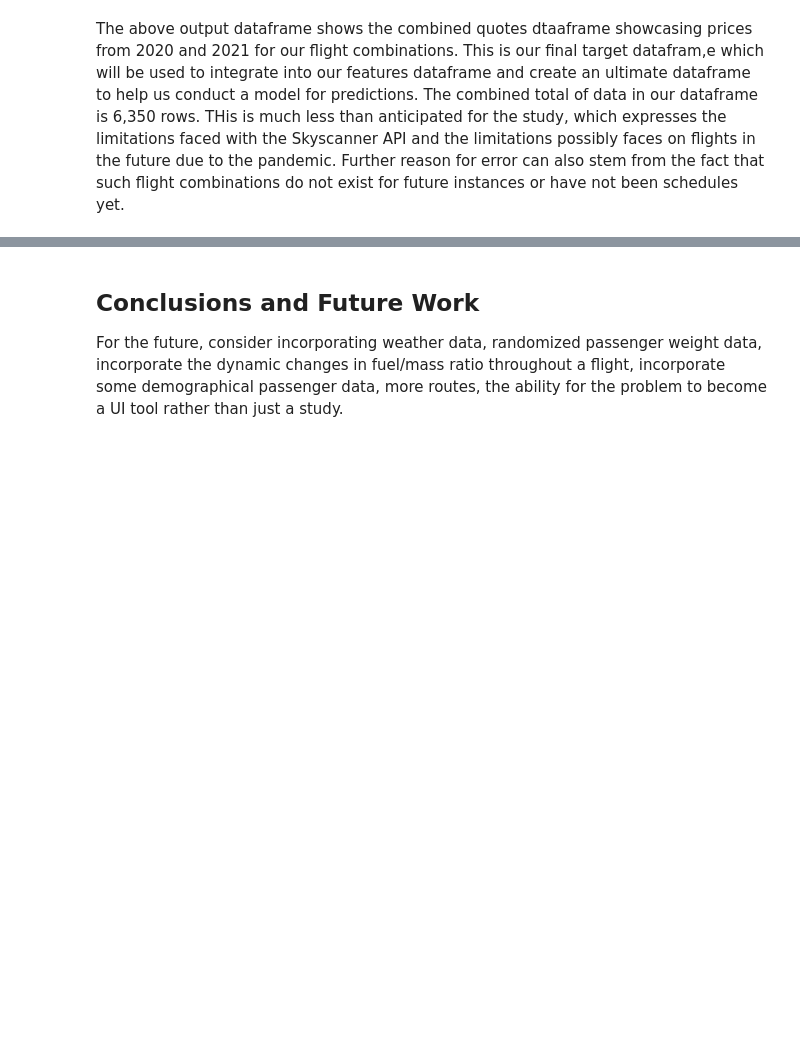
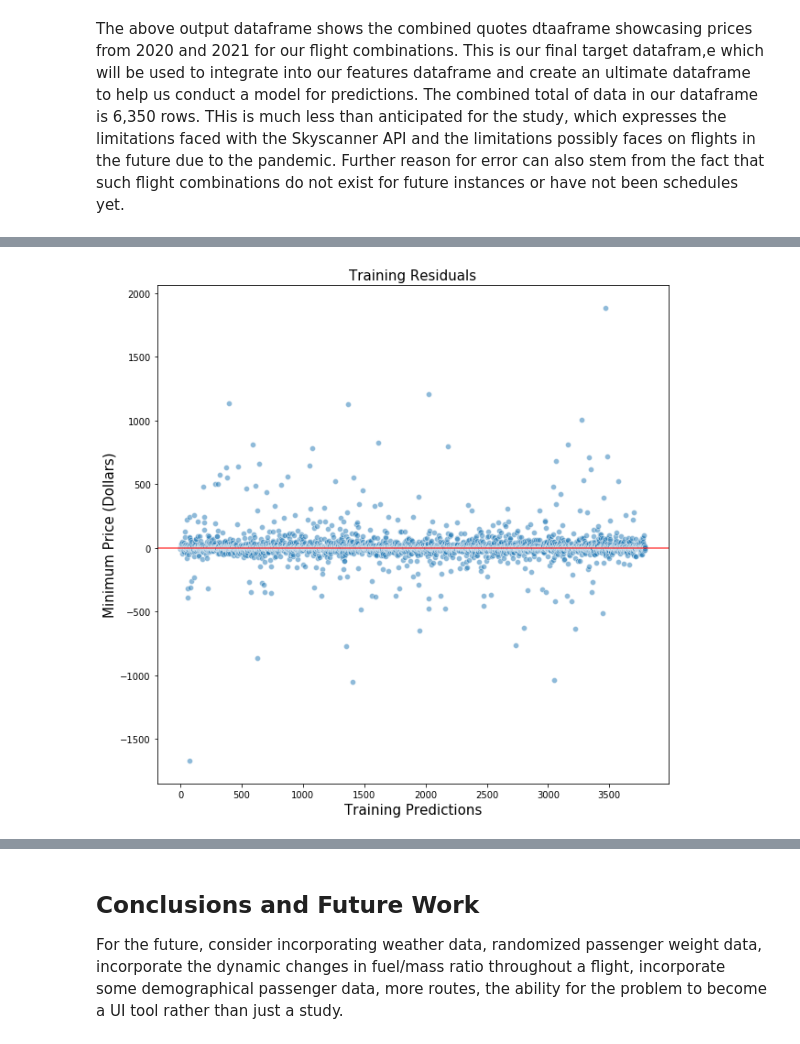
Before and after one commit to chriskuz/ga_capstone, a Jupyter notebook: code/project_notebook.ipynb, the cells around one changed output, grey strips where cells are left out. Cells and saved outputs as stored; diff of their text form; code cells hidden in the pictures; blank space fills up the shorter version.

```diff
--- a/code/project_notebook.ipynb
+++ b/code/project_notebook.ipynb
@@ -1206,0 +1153,10 @@ quotes
+# %%
+target = 'MinPrice'
+
+X_original = model_df.drop(columns = target)
+y_original = model_df[target]
+
+X_train, X_test, y_train, y_test = train_test_split(
+    X_original,
+    y_original,
+    random_state=random_state_value)
@@ -1206,0 +1255,16 @@ quotes
+# %%
+#DecisionTree Regression
+dtr = DecisionTreeRegressor()
+dtr.fit(X_train, y_train)
+
+dtrpreds = dtr.predict(X_train)
+dtrtrainresids = y_train - dtrpreds
+
+print(f"The Mean Absolute Error of the above mode for training is: {mean_absolute_error(y_train, dtrpreds)}")
+
+dtrpreds = dtr.predict(X_test)
+dtrtrainresids = y_test - dtrpreds
+
+print(f"The Mean Absolute Error of the above model for testing is: {mean_absolute_error(y_test, dtrpreds)}")
+
+print(f"The average 5-fold cross validation score is: {np.abs(cross_val_score(bagr, X_original, y_original, scoring = 'neg_mean_absolute_error', cv = 5).mean())}")
@@ -1206,0 +1281,20 @@ quotes
+# %%
+#Bagging Decision trees
+bagr = BaggingRegressor()
+bagr.fit(X_train, y_train)
+
+bagrtrainpreds = bagr.predict(X_train)
+bagrtrainresids = y_train - bagrtrainpreds #calculates the training residuals
+bagrtestpreds = bagr.predict(X_test)
+bagrtestresids = y_test - bagrtestpreds #calculates the training residuals
+
+
+
+plt.figure(figsize = (10,10)) #sets figure size
+plt.axhline(0, c = "r", alpha = .7) #sets the opacity and color red for the line
+sns.scatterplot(x = range(len(bagrtrainpreds)),y = bagrtrainresids, alpha = .5) #sets the opacity and plots a scatter plot
+plt.title('Training Residuals', size = 15) #
+plt.xlabel('Training Predictions', size = 15)
+plt.ylabel('Minimum Price (Dollars)', size = 15);
+# %% [output]
+[figure, added]
```
Also changed, not shown: parts of 77 cells of this notebook, 1 other file.
